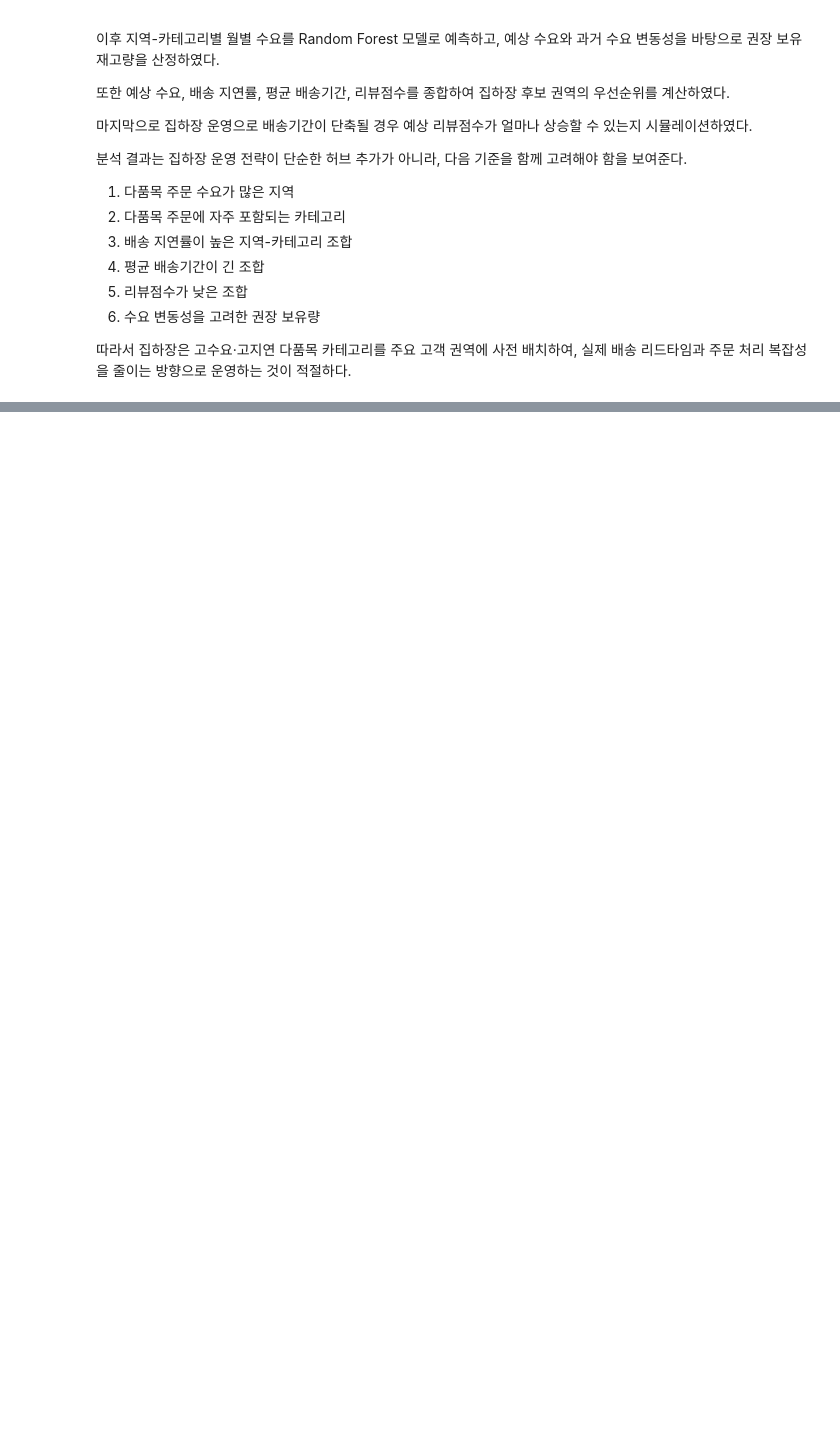
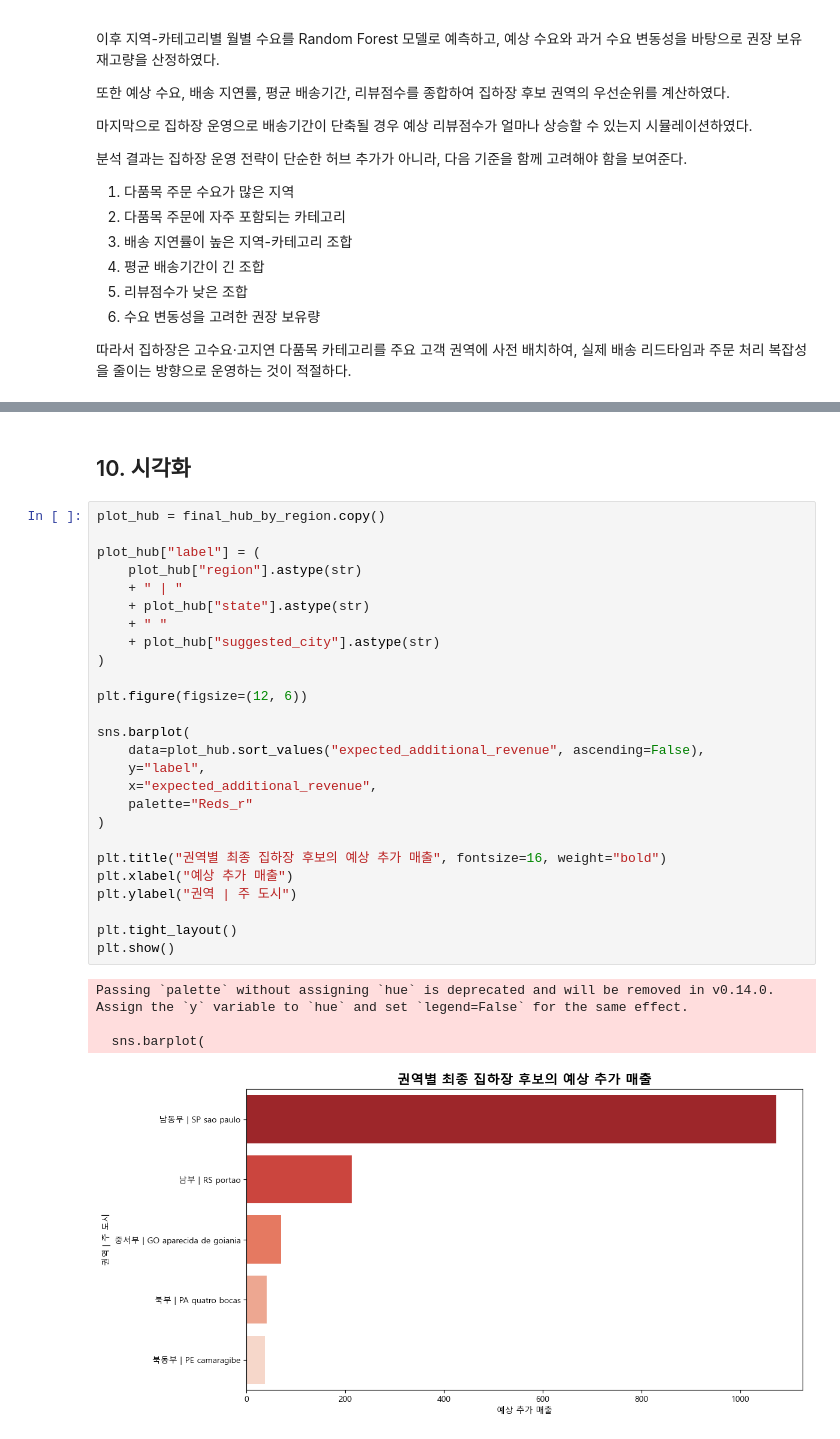
Before and after one commit to KyungminChang/team-oldest-olist-analysis, a Jupyter notebook: notebooks/Distribution_hub/HY/머신러닝(사전재고).ipynb, the cells around one changed output, grey strips where cells are left out. Cells and saved outputs as stored; diff of their text form; blank space fills up the shorter version.

```diff
--- a/notebooks/Distribution_hub/HY/머신러닝(사전재고).ipynb
+++ b/notebooks/Distribution_hub/HY/머신러닝(사전재고).ipynb
@@ -720,0 +1699,33 @@ Passing `palette` without assigning `hue` is deprecated and will be removed in v
+# %% [markdown]
+## 10. 시각화
+# %%
+plot_hub = final_hub_by_region.copy()
+
+plot_hub["label"] = (
+    plot_hub["region"].astype(str)
+    + " | "
+    + plot_hub["state"].astype(str)
+    + " "
+    + plot_hub["suggested_city"].astype(str)
+)
+
+plt.figure(figsize=(12, 6))
+
+sns.barplot(
+    data=plot_hub.sort_values("expected_additional_revenue", ascending=False),
+    y="label",
+    x="expected_additional_revenue",
+    palette="Reds_r"
+)
+
+plt.title("권역별 최종 집하장 후보의 예상 추가 매출", fontsize=16, weight="bold")
+plt.xlabel("예상 추가 매출")
+plt.ylabel("권역 | 주 도시")
+
+plt.tight_layout()
+plt.show()
+# %% [output]
+Passing `palette` without assigning `hue` is deprecated and will be removed in v0.14.0. Assign the `y` variable to `hue` and set `legend=False` for the same effect.
+
+  sns.barplot(
+[figure, added]
```
Also changed, not shown: parts of 64 cells of this notebook.
